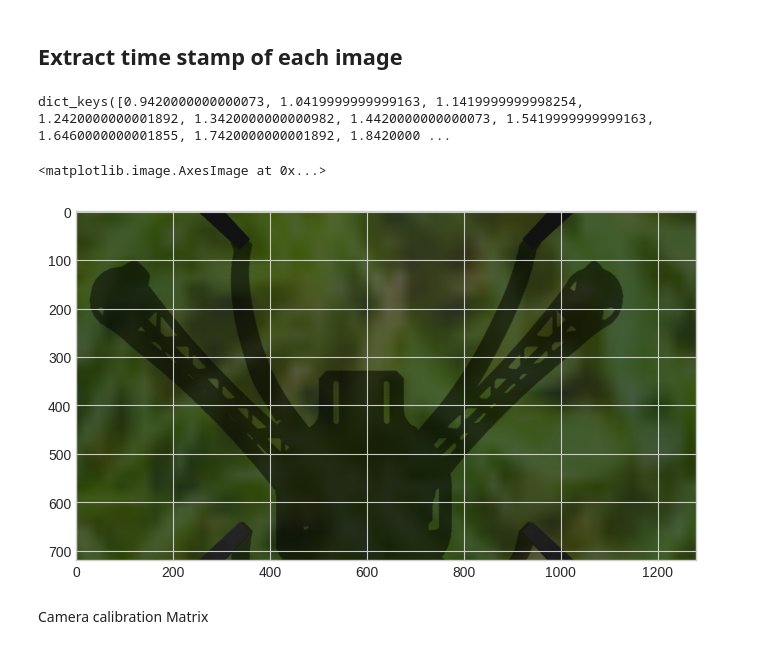
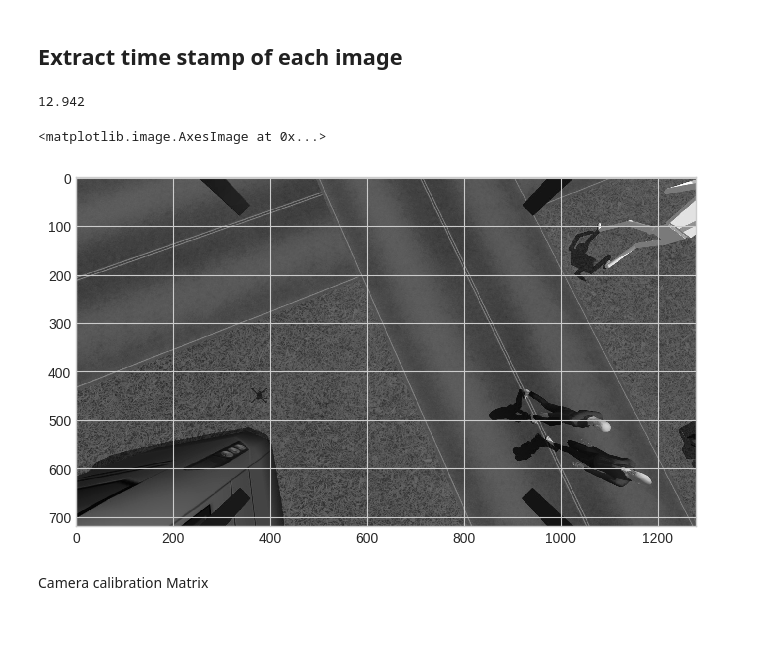
Before and after one commit to MikeS96/vio_quadrotor, a Jupyter notebook: VO.ipynb, the cells around one changed output. Drawn from its saved outputs; the diff is of its cells as text; code cells hidden in the pictures.

Commit message:
changed the way of storing the images from a dictionary to a list

```diff
--- a/VO.ipynb
+++ b/VO.ipynb
@@ -263,32 +264,26 @@ images_dict = dict(zip(time_list, images_list))
-# %%
-import collections
-
-# Fix the time stamp to seconds
-sorted_images = collections.OrderedDict(sorted(images_dict.items()))
-
-# Obtain a list of timestamps
-list_values = [t for t in sorted_images.keys()]
-# Obtain minimum to set zero time
-min_time = np.floor(np.amin(list_values))
-
-# Create a new list with the final time stamps
-sorted_images = dict([(t - min_time, i) for t, i in sorted_images.items()])
-
-sorted_images.keys()
-# %% [output]
-dict_keys([0.9420000000000073, 1.0419999999999163, 1.1419999999998254, 1.2420000000001892, 1.3420000000000982, 1.4420000000000073, 1.5419999999999163, 1.6460000000001855, 1.7420000000001892, 1.8420000 ...
+# %%
+from operator import itemgetter
+
+# Sorting grayscale images
+images = sorted(images, key = itemgetter(0))
+# Sorting rgb images
+images_rgb = sorted(images_rgb, key = itemgetter(0))
+
+# Obtain minimum to set zero time
+min_time = np.floor(np.amin(list_values))
+
+# Modify the timestamp column to seconds
+images = [[np.round(t - min_time, 3), img] for t, img in images]
+images_rgb = [[np.round(t - min_time, 3), img] for t, img in images_rgb]
 # %%
-# Print an image
-
-values_images = sorted_images.values()
-images_iterator = iter(values_images)
-first_value = next(images_iterator)
-
+time, image = images[120]
+print(time)
 plt.figure(figsize=(8, 6), dpi=100)
-plt.imshow(first_value)
+plt.imshow(image)
 # %% [output]
-<matplotlib.image.AxesImage at 0x...>
+12.942
+<matplotlib.image.AxesImage at 0x...>
-[figure, old version]
+[figure, new version]
 # %% [markdown]
 Camera calibration Matrix
 # %%
```
Also changed, not shown: parts of 1 cell of this notebook.
